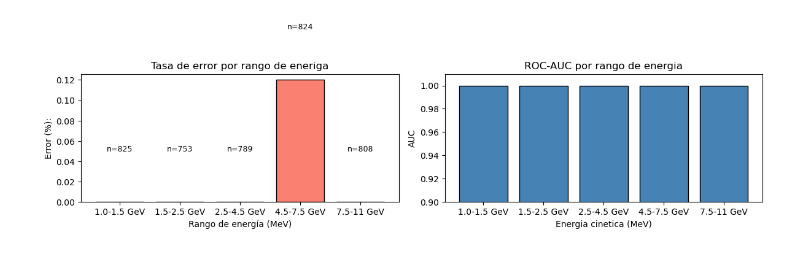
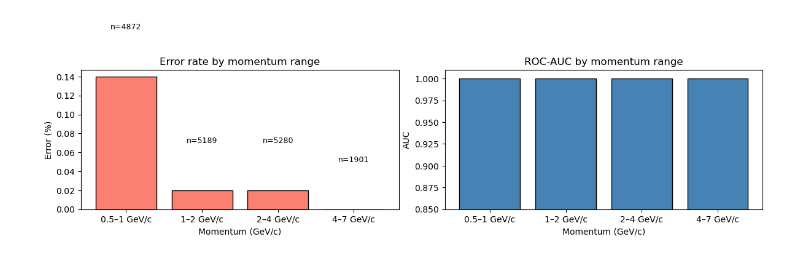
Before and after one commit to Se7en19/Machine-Learning-High-Energy-Physics, a Jupyter notebook: Classifier/muon_pion_classifier.ipynb, the cells around one changed output. Saved outputs shown, nothing was run; the diff lists cells and outputs as text; code cells hidden in the pictures.

```diff
--- a/Classifier/muon_pion_classifier.ipynb
+++ b/Classifier/muon_pion_classifier.ipynb
@@ -106,0 +165,12 @@ df.head()
+# %%
+# Balance to 50k:50k (or the smaller class size if < 50k)
+N_PER_CLASS = min(50_000, len(events_mu), len(events_pi))
+print(f"Using {N_PER_CLASS:,} events per class")
+
+events_mu_bal = events_mu.sample(N_PER_CLASS, random_state=42)
+events_pi_bal = events_pi.sample(N_PER_CLASS, random_state=42)
+
+df = pd.concat([events_mu_bal, events_pi_bal], ignore_index=True).sample(frac=1, random_state=42)
+
+print(f"\nTotal dataset: {len(df):,} events")
+print(df['label'].value_counts().rename({1: 'muon (1)', 0: 'pion (0)'}))
@@ -143,5 +234,0 @@ scale_pos_weight: 1.00
-# %%
-
-model.fit(X_train, y_train,
-eval_set=[(X_test, y_test)],
-verbose=50)
@@ -242,29 +279,51 @@ for bin_label in labels:
 # %%
-import pandas as pd
-df_res = pd.DataFrame(resultados)
+# Map run_id → momentum (GeV/c)
+run_to_momentum = dict(enumerate(MOMENTA_GEV))
+
+df_test = X_test.copy()
+df_test['run_id']      = df.loc[X_test.index, 'run_id'].values
+df_test['momentum_run'] = df_test['run_id'].map(run_to_momentum)
+df_test['y_true']      = y_test.values
+df_test['y_pred']      = y_pred
+df_test['y_prob']      = y_prob
+
+bins_p  = [0.4, 1.0, 2.0, 4.0, 7.0, 10.5]
+labels_p = ['0.5–1 GeV/c', '1–2 GeV/c', '2–4 GeV/c', '4–7 GeV/c', '7–10 GeV/c']
+df_test['p_bin'] = pd.cut(df_test['momentum_run'], bins=bins_p, labels=labels_p)
+
+results = []
+for bl in labels_p:
+    sub = df_test[df_test['p_bin'] == bl]
+    n = len(sub)
+    if n == 0:
+        continue
+    err = (sub['y_true'] != sub['y_pred']).mean() * 100
+    auc = roc_auc_score(sub['y_true'], sub['y_prob']) if sub['y_true'].nunique() == 2 else None
+    results.append({
+        'Momentum range': bl,
+        'N events': n,
+        'Error (%)': round(err, 2),
+        'ROC-AUC': round(auc, 4) if auc else 'N/A'
+    })
+
+df_res = pd.DataFrame(results)
 print(df_res.to_string(index=False))
 
-fig, axes = plt.subplots(1,2, figsize=(12,4))
+fig, axes = plt.subplots(1, 2, figsize=(12, 4))
 
-axes[0].bar(df_res['Rango'], df_res['Error'], color='salmon',
-edgecolor='black')
+axes[0].bar(df_res['Momentum range'], df_res['Error (%)'], color='salmon', edgecolor='black')
+axes[0].set_title('Error rate by momentum range')
+axes[0].set_ylabel('Error (%)')
+axes[0].set_xlabel('Momentum (GeV/c)')
+for i, row in df_res.iterrows():
+    axes[0].text(i, row['Error (%)'] + 0.05, f"n={row['N events']}", ha='center', fontsize=9)
 
-axes[0].set_title('Tasa de error por rango de eneriga')
-axes[0].set_ylabel("Error (%):")
-axes[0].set_xlabel("Rango de energía (MeV)")
-
-for i, row in df_res.iterrows():
-      axes[0].text(i, row['Error'] + 0.05, f"n={row['N_eventos']}",
-                   ha='center', fontsize=9)
-
-aucs = [r['ROC-AUC'] if isinstance(r['ROC-AUC'], float) else 0 for _, r in
-df_res.iterrows()]
-
-axes[1].bar(df_res['Rango'], aucs, color='steelblue', edgecolor='black')
-axes[1].set_title('ROC-AUC por rango de energia')
+aucs = [r['ROC-AUC'] if isinstance(r['ROC-AUC'], float) else 0 for _, r in df_res.iterrows()]
+axes[1].bar(df_res['Momentum range'], aucs, color='steelblue', edgecolor='black')
+axes[1].set_title('ROC-AUC by momentum range')
 axes[1].set_ylabel('AUC')
-axes[1].set_ylim(0.9, 1.01)
-axes[1].set_xlabel('Energia cinetica (MeV)')
+axes[1].set_ylim(0.85, 1.01)
+axes[1].set_xlabel('Momentum (GeV/c)')
 
 plt.tight_layout()
 plt.show()
@@ -278 +336 @@ plt.show()
-[figure, old version]
+[figure, new version]
```
Also changed, not shown: parts of 13 cells of this notebook, 1 other file.
